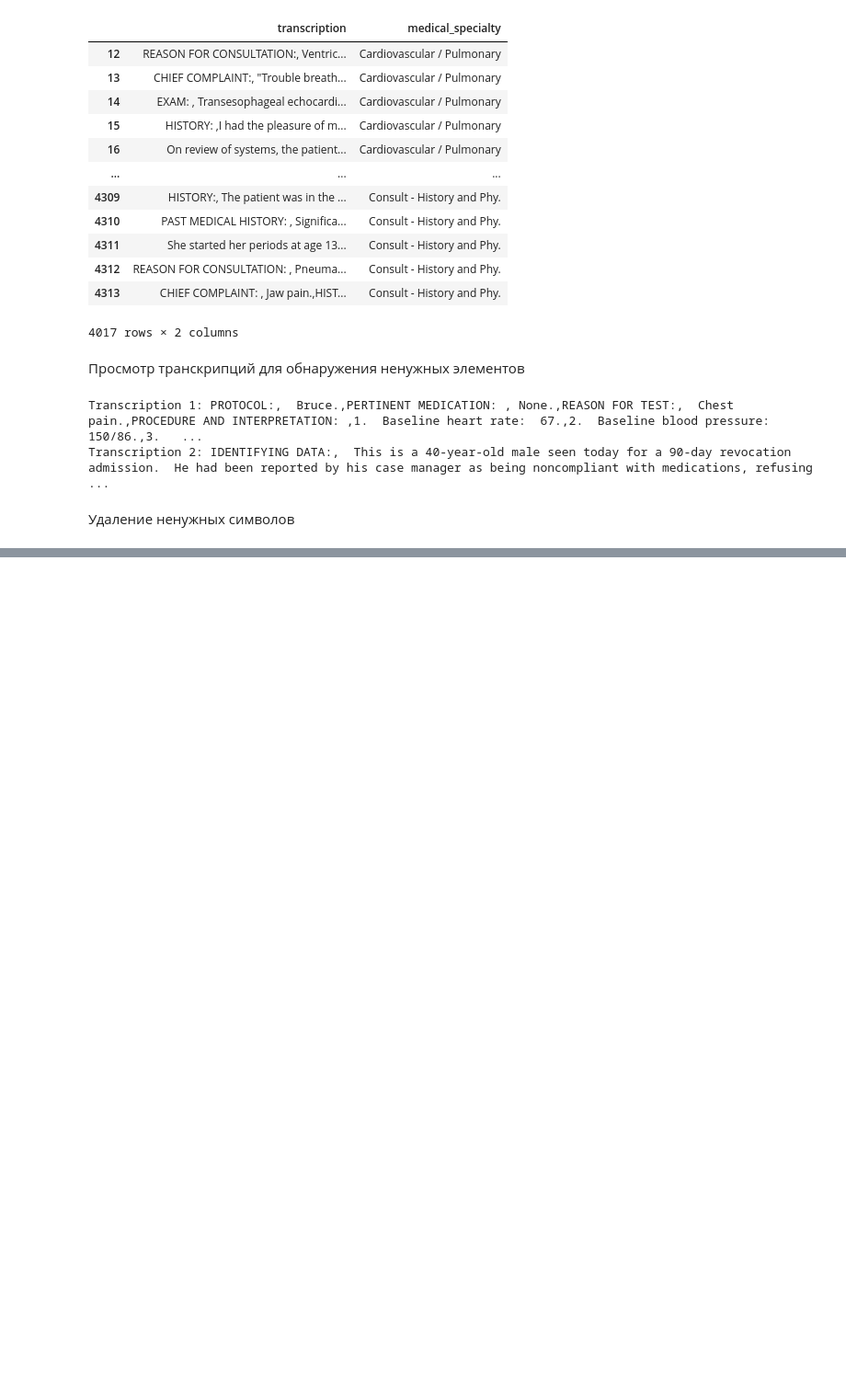
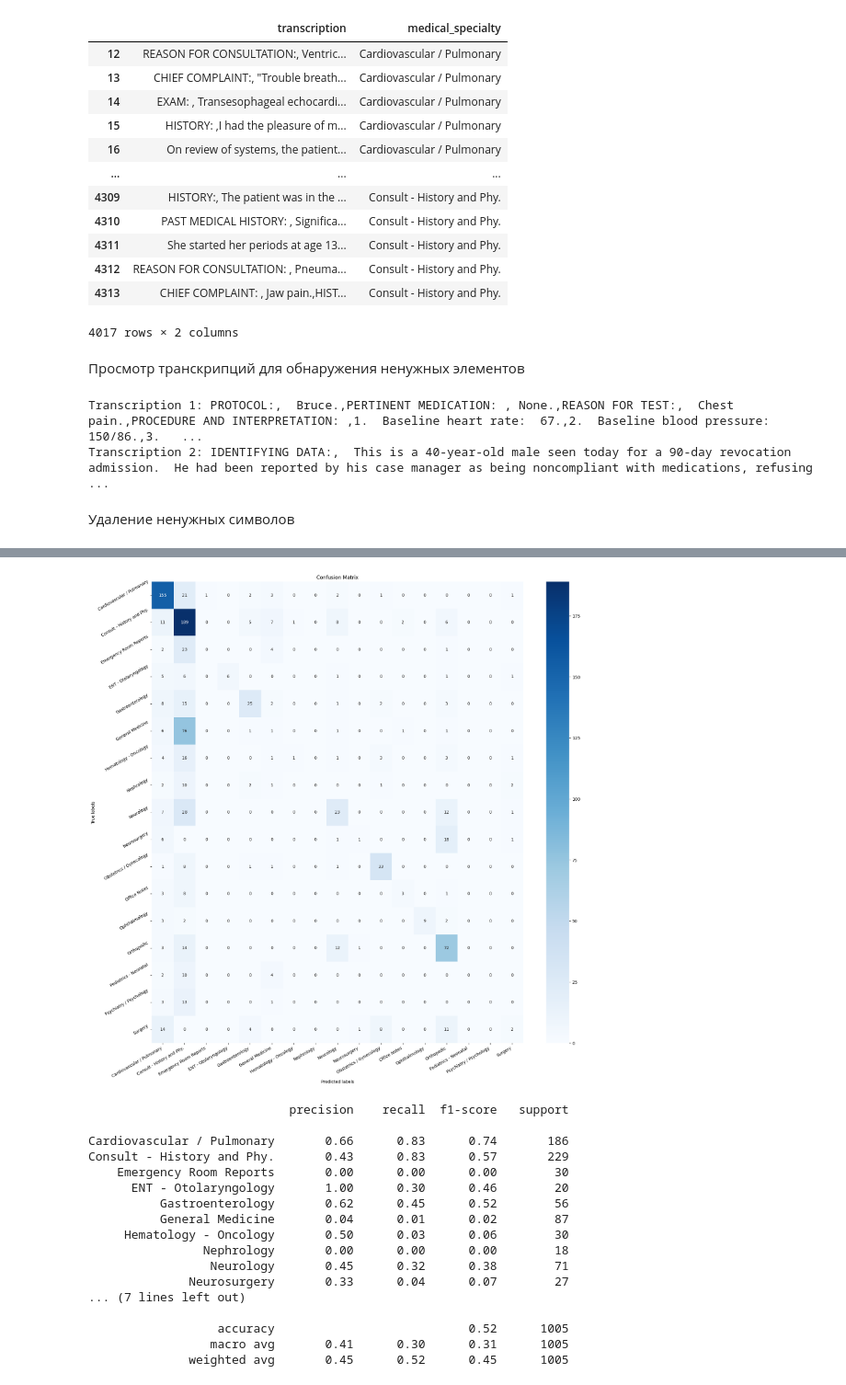
Before and after one commit to evgene-sh/HMLP, a Jupyter notebook: main.ipynb, the cells around one changed output, grey strips where cells are left out. Shown: that part at 92% size. Saved outputs shown, nothing was run; the diff lists cells and outputs as text; code cells hidden in the pictures; blank space fills up the shorter version.

Commit message:
add: tf-idf decision with logistic regression

```diff
--- a/main.ipynb
+++ b/main.ipynb
@@ -138,0 +160,32 @@ for transcription in transcriptions.iloc:
+# %%
+pca = PCA(n_components=0.95)
+tfIdfMat_reduced = pca.fit_transform(docterm_matrix.toarray())
+# %%
+labels = data['medical_specialty'].tolist()
+category_list = data['medical_specialty'].unique()
+
+x_train, x_test, y_train, y_test = train_test_split(tfIdfMat_reduced, labels, stratify=labels, random_state=1)
+
+clf = LogisticRegression(penalty='elasticnet', solver='saga', l1_ratio=0.5, random_state=1).fit(x_train, y_train)
+y_test_pred = clf.predict(x_test)
+# %%
+learning_results(y_test, y_test_pred, category_list)
+# %% [output]
+[figure, added]
+                            precision    recall  f1-score   support
+
+Cardiovascular / Pulmonary       0.66      0.83      0.74       186
+Consult - History and Phy.       0.43      0.83      0.57       229
+    Emergency Room Reports       0.00      0.00      0.00        30
+      ENT - Otolaryngology       1.00      0.30      0.46        20
+          Gastroenterology       0.62      0.45      0.52        56
+          General Medicine       0.04      0.01      0.02        87
+     Hematology - Oncology       0.50      0.03      0.06        30
+                Nephrology       0.00      0.00      0.00        18
+                 Neurology       0.45      0.32      0.38        71
+              Neurosurgery       0.33      0.04      0.07        27
+... (7 lines left out)
+
+                  accuracy                           0.52      1005
+                 macro avg       0.41      0.30      0.31      1005
+              weighted avg       0.45      0.52      0.45      1005
```
Also changed, not shown: parts of 6 cells of this notebook, 2 other files.
